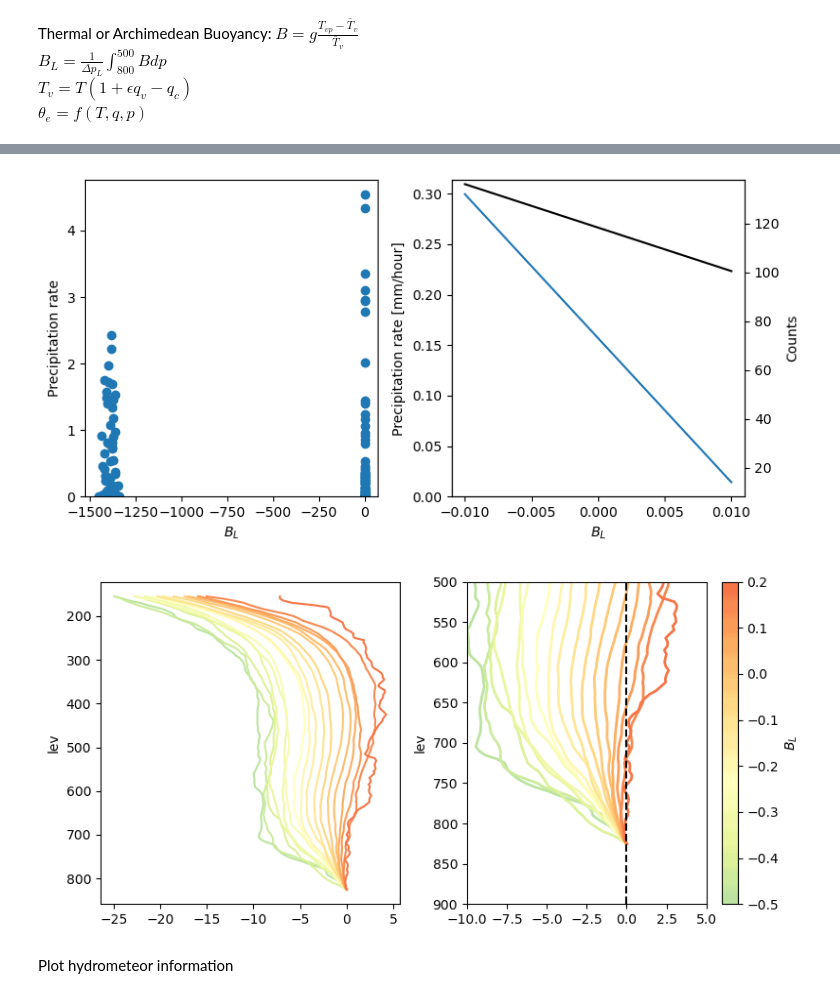
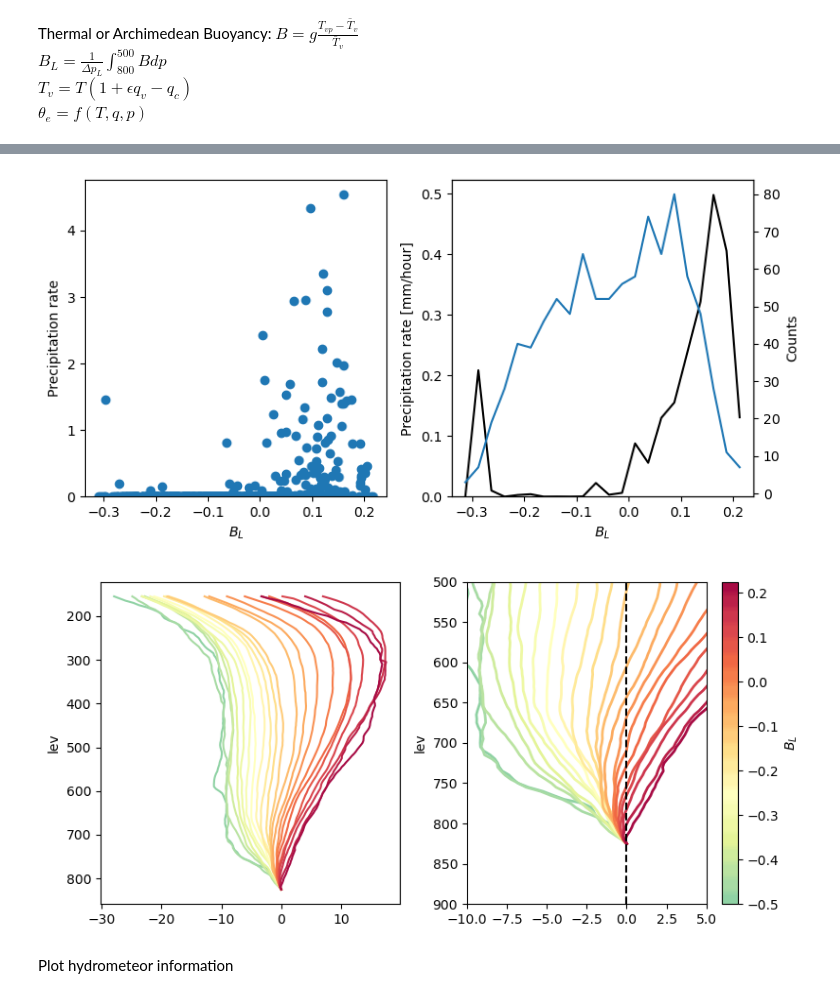
Before and after one commit to climate-systems/plume_model, a Jupyter notebook: run_plume_model.ipynb, the cells around one changed output, grey strips where cells are left out. Drawn from its saved outputs; the diff is of its cells as text; code cells hidden in the pictures.

```diff
--- a/run_plume_model.ipynb
+++ b/run_plume_model.ipynb
@@ -54,7 +39,7 @@ File saved as /home/fiaz/plume_model/plume_props_CACTI.nc
 import xarray as xr
 # compute LFT buoy
 
-def compute_layer_ave_buoy(ds, pstrt = 850, pend = 500):
+def compute_layer_ave_buoy(ds, pstrt = 800, pend = 500):
     """
     Use the virtual temperature to compute
     layer-averaged buoyancy
@@ -163,25 +134,25 @@ plt.tight_layout()
 # buoy_lft_direct = (y * dp).sum('lev')/Deltap
 # %%
 import numpy as np
-buoy_bins = np.arange(-0.5, 0.22, 0.02)
+buoy_bins = np.arange(-0.5, 0.25, 0.025)
 
 fig, axx = plt.subplots(1, 2, figsize = (8, 4))
 ax = axx[0]
 ax.scatter(buoy_lft, ds_cacti.precip_rate_sfc)
 ax.set_ylim(bottom = 0)
 ax.set_ylabel('Precipitation rate')
 ax.set_xlabel('$B_L$')
 
 ax = axx[1]
 ax2 = ax.twinx()
 ds_cacti.precip_rate_sfc.groupby_bins(buoy_lft, bins = buoy_bins).count().plot(ax = ax2)
 ds_cacti.precip_rate_sfc.groupby_bins(buoy_lft, bins = buoy_bins).mean().plot(ax = ax, c = 'black')
 ax.set_ylim(bottom = 0)
 ax2.set_ylabel('Counts')
 ax.set_xlabel('$B_L$')
 plt.tight_layout()
 # %% [output]
-[figure, old version]
+[figure, new version]
 # %%
 from matplotlib.colors import Normalize
 from matplotlib.colors import LinearSegmentedColormap
@@ -217,6 +188,6 @@ cb = plt.colorbar(ScalarMappable(cmap = cm, norm = norm),
              ticks = buoy_bins[::4], label='$B_L$')
 cb.ax.yaxis.set_major_locator(ticker.AutoLocator())
 # %% [output]
-[figure, old version]
+[figure, new version]
 # %% [markdown]
 Plot hydrometeor information
```
Also changed, not shown: parts of 5 cells of this notebook, 1 other file.
